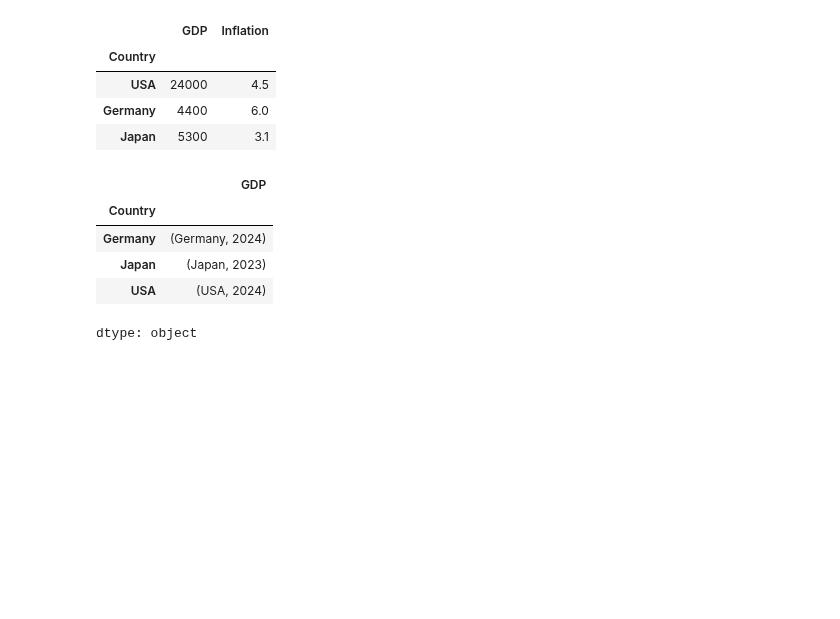
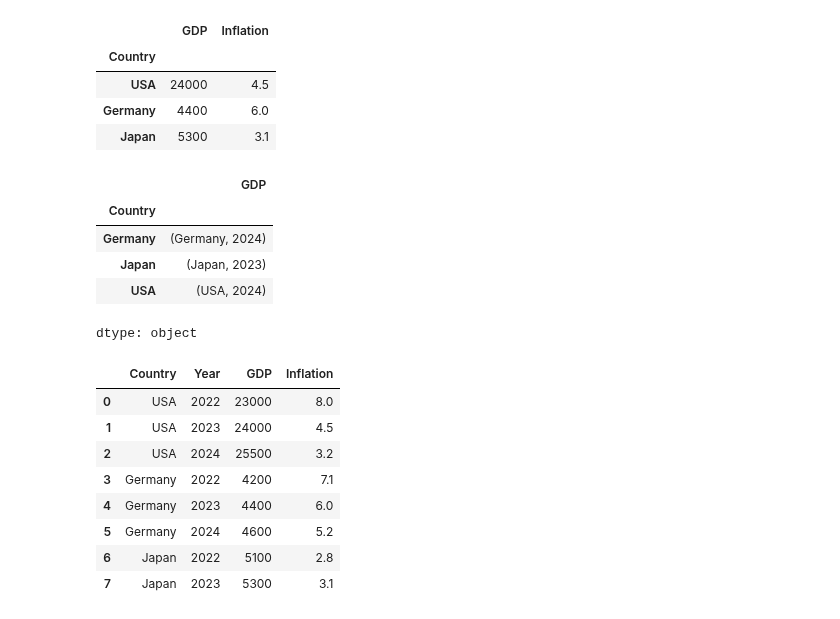
Before and after one commit to izzat-ai/learning-ai, a Jupyter notebook: pandas_data_preparation/25_dec_multi_index.ipynb, the cells around one changed output. Drawn from its saved outputs; the diff is of its cells as text; code cells hidden in the pictures; blank space fills up the shorter version.

```diff
--- a/pandas_data_preparation/25_dec_multi_index.ipynb
+++ b/pandas_data_preparation/25_dec_multi_index.ipynb
@@ -46,0 +45,19 @@ df.groupby(level=0)['GDP'].apply(lambda x:)
+# %%
+data2 = {
+    'Country': ['USA', 'USA', 'Germany', 'Germany', 'Japan', 'Japan'],
+    'Year': [2022, 2023, 2022, 2023, 2022, 2023],
+    'GDP': [23000, 24000, 4200, 4400, 5100, 5200]
+}
+
+df2 = pd.DataFrame(data)
+df2
+# %% [output]
+|  | Country | Year | GDP | Inflation |
+| 0 | USA | 2022 | 23000 | 8.0 |
+| 1 | USA | 2023 | 24000 | 4.5 |
+| 2 | USA | 2024 | 25500 | 3.2 |
+| 3 | Germany | 2022 | 4200 | 7.1 |
+| 4 | Germany | 2023 | 4400 | 6.0 |
+| 5 | Germany | 2024 | 4600 | 5.2 |
+| 6 | Japan | 2022 | 5100 | 2.8 |
+| 7 | Japan | 2023 | 5300 | 3.1 |
```
Also changed, not shown: parts of 31 cells of this notebook.
